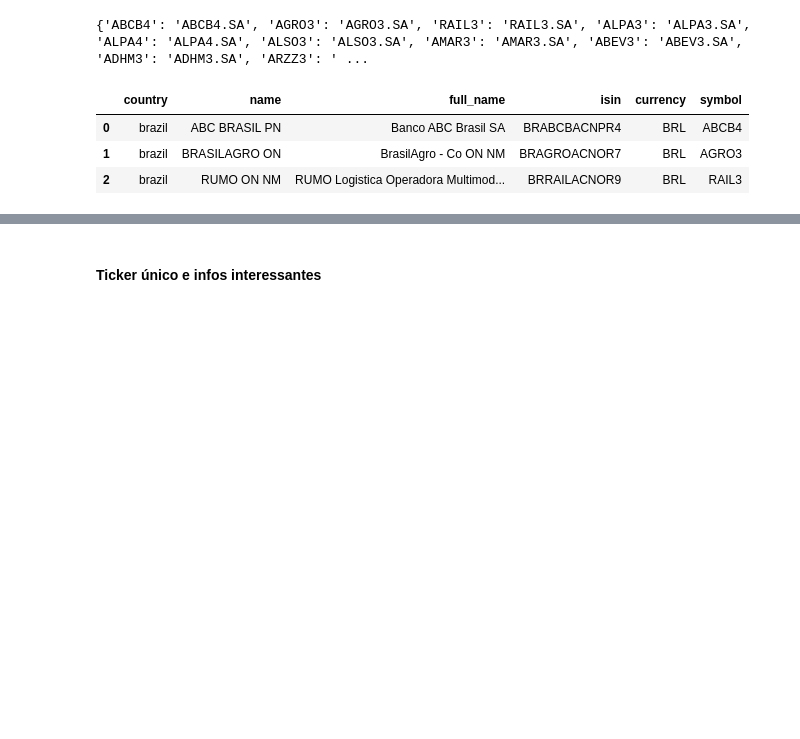
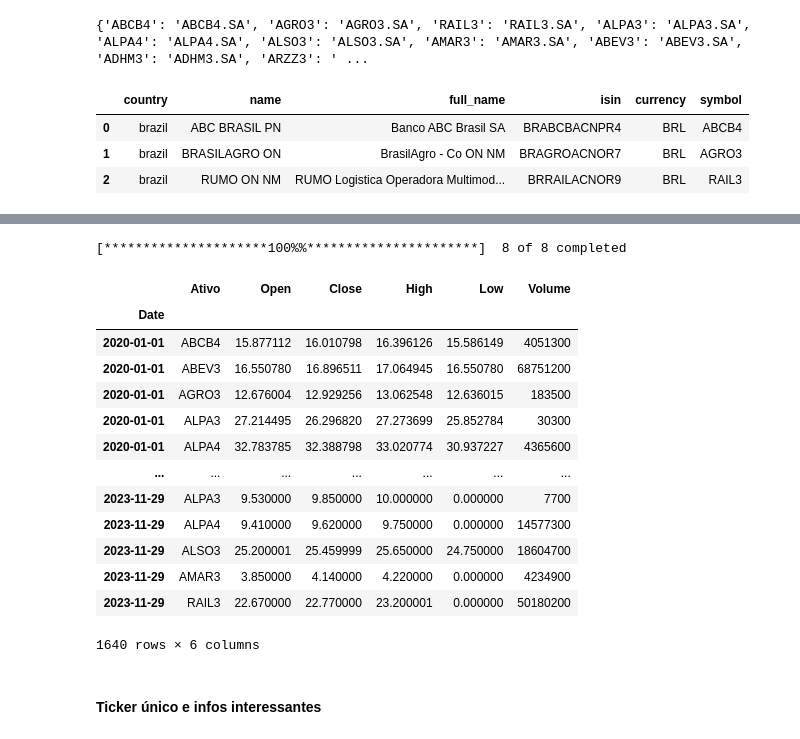
Before and after one commit to vitormiracca/DataEngineer-FinancialData, a Jupyter notebook: ExploracaoInicial/exp.ipynb, the cells around one changed output, grey strips where cells are left out. Cells and saved outputs as stored; diff of their text form; code cells hidden in the pictures; blank space fills up the shorter version.

```diff
--- a/ExploracaoInicial/exp.ipynb
+++ b/ExploracaoInicial/exp.ipynb
@@ -20,3 +93,27 @@ df_stocks.head(3)
+# %%
+########## MAIS PERFORMATICA #############
+
+df_history = TickersYF.download(interval='1wk', start='2020-01-01', end=date.today(), period='1d')
+df_history = df_history.stack(level=1).rename_axis(['Date', 'Ativo']).reset_index(level=1)
+df_history = df_history[['Ativo', 'Open', 'Close', 'High', 'Low', 'Volume']]
+df_history['Ativo'] = df_history.Ativo.replace(".SA", "", regex=True)
+df_history
+# %% [output]
+[*********************100%%**********************]  8 of 8 completed
+|  | Ativo | Open | Close | High | Low | Volume |
+| Date |  |  |  |  |  |  |
+| 2020-01-01 | ABCB4 | 15.877112 | 16.010798 | 16.396126 | 15.586149 | 4051300 |
+| 2020-01-01 | ABEV3 | 16.550780 | 16.896511 | 17.064945 | 16.550780 | 68751200 |
+| 2020-01-01 | AGRO3 | 12.676004 | 12.929256 | 13.062548 | 12.636015 | 183500 |
+| 2020-01-01 | ALPA3 | 27.214495 | 26.296820 | 27.273699 | 25.852784 | 30300 |
+| 2020-01-01 | ALPA4 | 32.783785 | 32.388798 | 33.020774 | 30.937227 | 4365600 |
+| ... | ... | ... | ... | ... | ... | ... |
+| 2023-11-29 | ALPA3 | 9.530000 | 9.850000 | 10.000000 | 0.000000 | 7700 |
+| 2023-11-29 | ALPA4 | 9.410000 | 9.620000 | 9.750000 | 0.000000 | 14577300 |
+| 2023-11-29 | ALSO3 | 25.200001 | 25.459999 | 25.650000 | 24.750000 | 18604700 |
+| 2023-11-29 | AMAR3 | 3.850000 | 4.140000 | 4.220000 | 0.000000 | 4234900 |
+| 2023-11-29 | RAIL3 | 22.670000 | 22.770000 | 23.200001 | 0.000000 | 50180200 |
+1640 rows × 6 columns
 # %% [markdown]
 #### Ticker único e infos interessantes
 # %%
```
Also changed, not shown: parts of 15 cells of this notebook, 3 other files.
